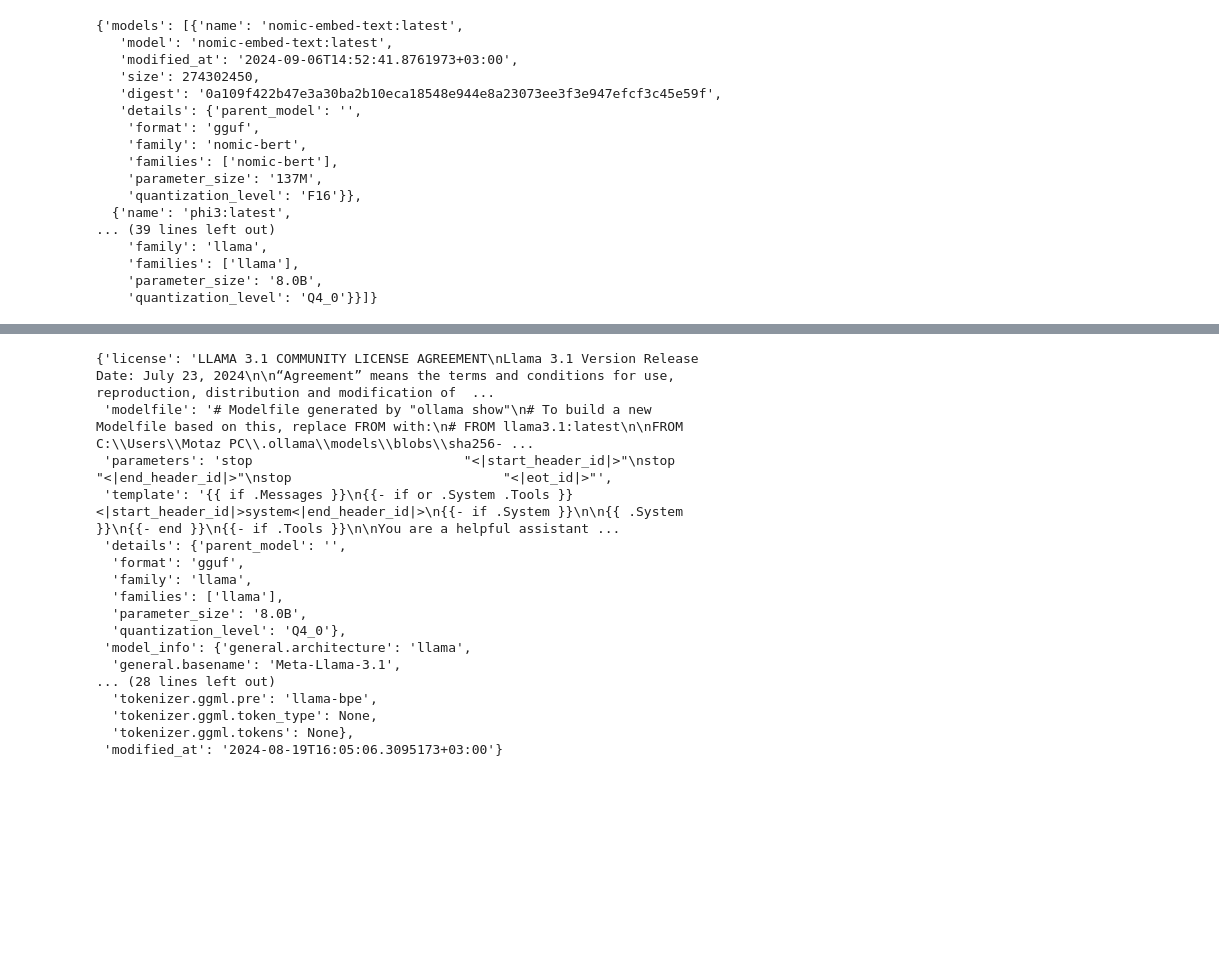
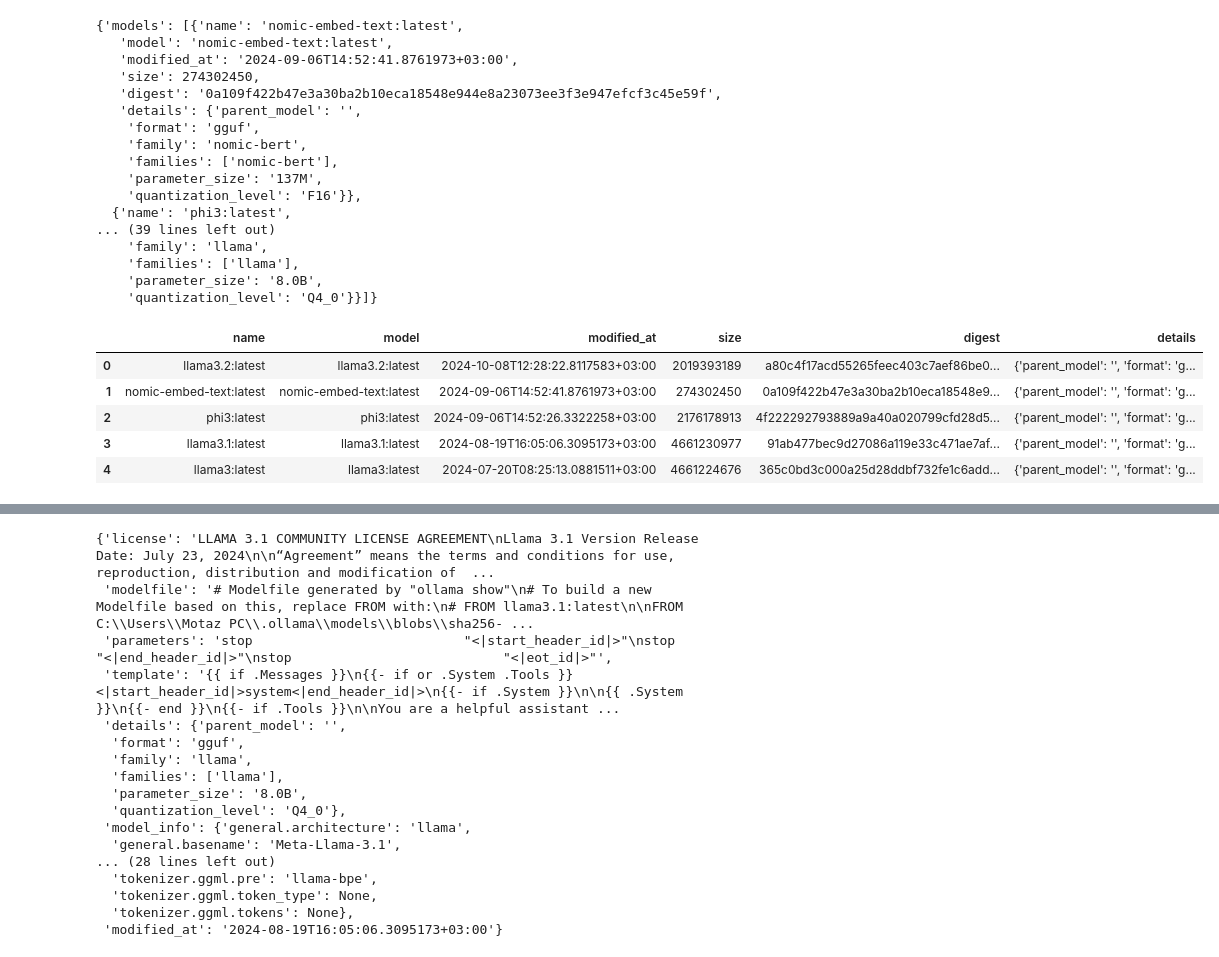
Before and after one commit to motazsaad/NLP-Seminar, a Jupyter notebook: notebooks/generative-ai/talk to LLM using ollama.ipynb, the cells around one changed output, grey strips where cells are left out. Saved outputs shown, nothing was run; the diff lists cells and outputs as text; code cells hidden in the pictures; blank space fills up the shorter version.

```diff
--- a/notebooks/generative-ai/talk to LLM using ollama.ipynb
+++ b/notebooks/generative-ai/talk to LLM using ollama.ipynb
@@ -137,3 +135,14 @@ ollama.list()
     'families': ['llama'],
     'parameter_size': '8.0B',
     'quantization_level': 'Q4_0'}}]}
+# %%
+import pandas as pd
+df = pd.DataFrame(ollama.list().get('models'))
+df
+# %% [output]
+|  | name | model | modified_at | size | digest | details |
+| 0 | llama3.2:latest | llama3.2:latest | 2024-10-08T12:28:22.8117583+03:00 | 2019393189 | a80c4f17acd55265feec403c7aef86be0... | {'parent_model': '', 'format': 'g... |
+| 1 | nomic-embed-text:latest | nomic-embed-text:latest | 2024-09-06T14:52:41.8761973+03:00 | 274302450 | 0a109f422b47e3a30ba2b10eca18548e9... | {'parent_model': '', 'format': 'g... |
+| 2 | phi3:latest | phi3:latest | 2024-09-06T14:52:26.3322258+03:00 | 2176178913 | 4f222292793889a9a40a020799cfd28d5... | {'parent_model': '', 'format': 'g... |
+| 3 | llama3.1:latest | llama3.1:latest | 2024-08-19T16:05:06.3095173+03:00 | 4661230977 | 91ab477bec9d27086a119e33c471ae7af... | {'parent_model': '', 'format': 'g... |
+| 4 | llama3:latest | llama3:latest | 2024-07-20T08:25:13.0881511+03:00 | 4661224676 | 365c0bd3c000a25d28ddbf732fe1c6add... | {'parent_model': '', 'format': 'g... |
```
Also changed, not shown: parts of 3 cells of this notebook, 1 other file.
